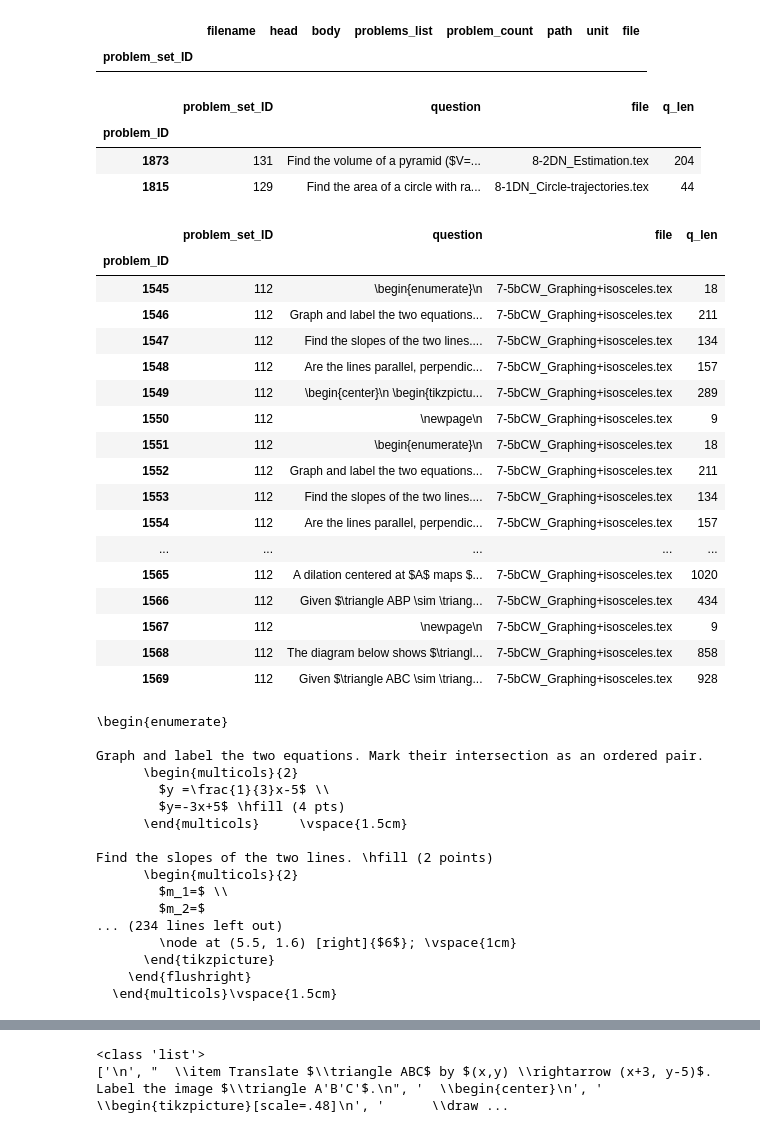
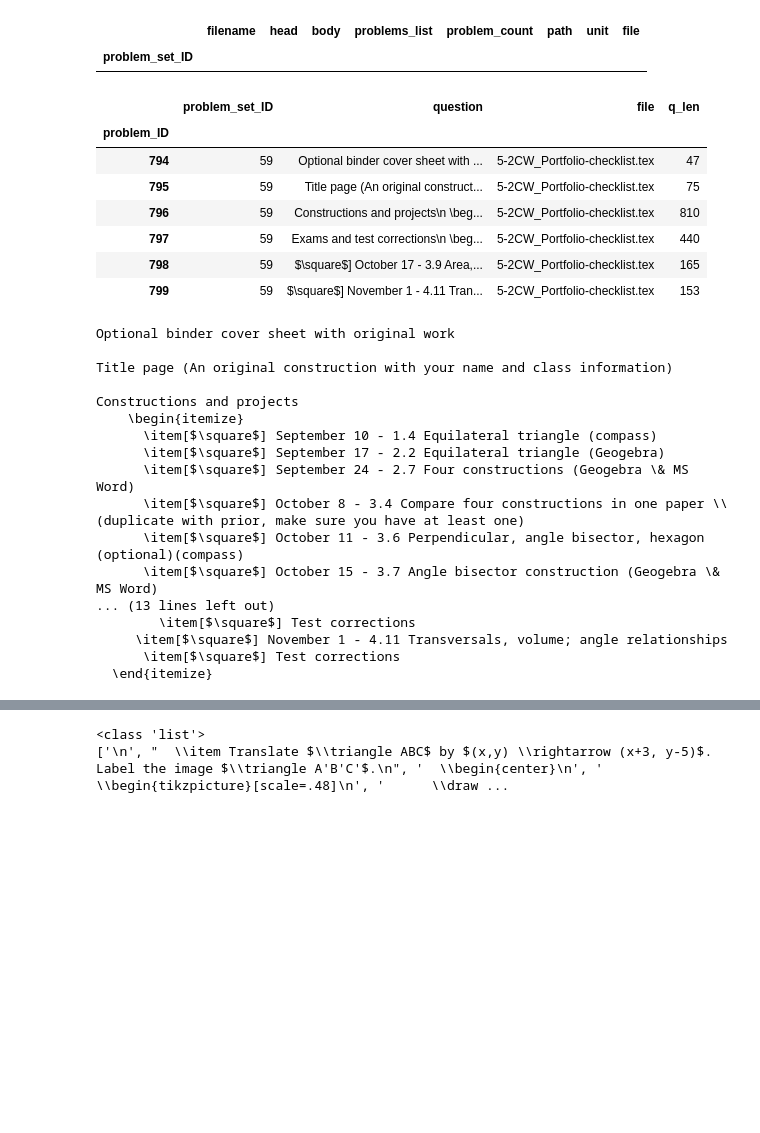
Before and after one commit to chrishuson/mathai, a Jupyter notebook: src/notes.ipynb, the cells around one changed output, grey strips where cells are left out. Drawn from its saved outputs; the diff is of its cells as text; code cells hidden in the pictures; blank space fills up the shorter version.

```diff
--- a/src/notes.ipynb
+++ b/src/notes.ipynb
@@ -278,53 +174,36 @@ pset_df[pset_df.body.apply(lambda x: r'[\\item' in str(x))]
 # %% [output]
 |  | filename | head | body | problems_list | problem_count | path | unit | file |
 | problem_set_ID |  |  |  |  |  |  |  |  |
-# %%
-problem_df.loc[[1873, 1815]]
-# %% [output]
-|  | problem_set_ID | question | file | q_len |
-| problem_ID |  |  |  |  |
-| 1873 | 131 | Find the volume of a pyramid ($V=... | 8-2DN_Estimation.tex | 204 |
-| 1815 | 129 | Find the area of a circle with ra... | 8-1DN_Circle-trajectories.tex | 44 |
 # %%
 # CHECK Problem with itemize instead of enumerate
-problem_df[problem_df.problem_set_ID == 112].sort_index()
+problem_df[problem_df.problem_set_ID == 59].sort_index()
 # %% [output]
 |  | problem_set_ID | question | file | q_len |
 | problem_ID |  |  |  |  |
-| 1545 | 112 | \begin{enumerate}\n | 7-5bCW_Graphing+isosceles.tex | 18 |
-| 1546 | 112 | Graph and label the two equations... | 7-5bCW_Graphing+isosceles.tex | 211 |
-| 1547 | 112 | Find the slopes of the two lines.... | 7-5bCW_Graphing+isosceles.tex | 134 |
-| 1548 | 112 | Are the lines parallel, perpendic... | 7-5bCW_Graphing+isosceles.tex | 157 |
-| 1549 | 112 | \begin{center}\n \begin{tikzpictu... | 7-5bCW_Graphing+isosceles.tex | 289 |
-| 1550 | 112 | \newpage\n | 7-5bCW_Graphing+isosceles.tex | 9 |
-| 1551 | 112 | \begin{enumerate}\n | 7-5bCW_Graphing+isosceles.tex | 18 |
-| 1552 | 112 | Graph and label the two equations... | 7-5bCW_Graphing+isosceles.tex | 211 |
-| 1553 | 112 | Find the slopes of the two lines.... | 7-5bCW_Graphing+isosceles.tex | 134 |
-| 1554 | 112 | Are the lines parallel, perpendic... | 7-5bCW_Graphing+isosceles.tex | 157 |
-| ... | ... | ... | ... | ... |
-| 1565 | 112 | A dilation centered at $A$ maps $... | 7-5bCW_Graphing+isosceles.tex | 1020 |
-| 1566 | 112 | Given $\triangle ABP \sim \triang... | 7-5bCW_Graphing+isosceles.tex | 434 |
-| 1567 | 112 | \newpage\n | 7-5bCW_Graphing+isosceles.tex | 9 |
-| 1568 | 112 | The diagram below shows $\triangl... | 7-5bCW_Graphing+isosceles.tex | 858 |
-| 1569 | 112 | Given $\triangle ABC \sim \triang... | 7-5bCW_Graphing+isosceles.tex | 928 |
+| 794 | 59 | Optional binder cover sheet with ... | 5-2CW_Portfolio-checklist.tex | 47 |
+| 795 | 59 | Title page (An original construct... | 5-2CW_Portfolio-checklist.tex | 75 |
+| 796 | 59 | Constructions and projects\n \beg... | 5-2CW_Portfolio-checklist.tex | 810 |
+| 797 | 59 | Exams and test corrections\n \beg... | 5-2CW_Portfolio-checklist.tex | 440 |
+| 798 | 59 | $\square$] October 17 - 3.9 Area,... | 5-2CW_Portfolio-checklist.tex | 165 |
+| 799 | 59 | $\square$] November 1 - 4.11 Tran... | 5-2CW_Portfolio-checklist.tex | 153 |
 # %%
-for q in problem_df[problem_df.problem_set_ID == 112].sort_index().question:
+for q in problem_df[problem_df.problem_set_ID == 59].sort_index().question:
     print(q)
 # %% [output]
-\begin{enumerate}
+Optional binder cover sheet with original work
 
-Graph and label the two equations. Mark their intersection as an ordered pair.
-      \begin{multicols}{2}
-        $y =\frac{1}{3}x-5$ \\
-        $y=-3x+5$ \hfill (4 pts)
-      \end{multicols}     \vspace{1.5cm}
+Title page (An original construction with your name and class information)
 
-Find the slopes of the two lines. \hfill (2 points)
-      \begin{multicols}{2}
-        $m_1=$ \\
-        $m_2=$
-... (234 lines left out)
-        \node at (5.5, 1.6) [right]{$6$}; \vspace{1cm}
-      \end{tikzpicture}
-    \end{flushright}
-  \end{multicols}\vspace{1.5cm}
+Constructions and projects
+    \begin{itemize}
+      \item[$\square$] September 10 - 1.4 Equilateral triangle (compass)
+      \item[$\square$] September 17 - 2.2 Equilateral triangle (Geogebra)
+      \item[$\square$] September 24 - 2.7 Four constructions (Geogebra \& MS Word)
+      \item[$\square$] October 8 - 3.4 Compare four constructions in one paper \\(duplicate with prior, make sure you have at least one)
+      \item[$\square$] October 11 - 3.6 Perpendicular, angle bisector, hexagon (optional)(compass)
+      \item[$\square$] October 15 - 3.7 Angle bisector construction (Geogebra \& MS Word)
+... (13 lines left out)
+        \item[$\square$] Test corrections
+     \item[$\square$] November 1 - 4.11 Transversals, volume; angle relationships
+      \item[$\square$] Test corrections
+  \end{itemize}
```
Also changed, not shown: parts of 39 cells of this notebook, 5 other files.
